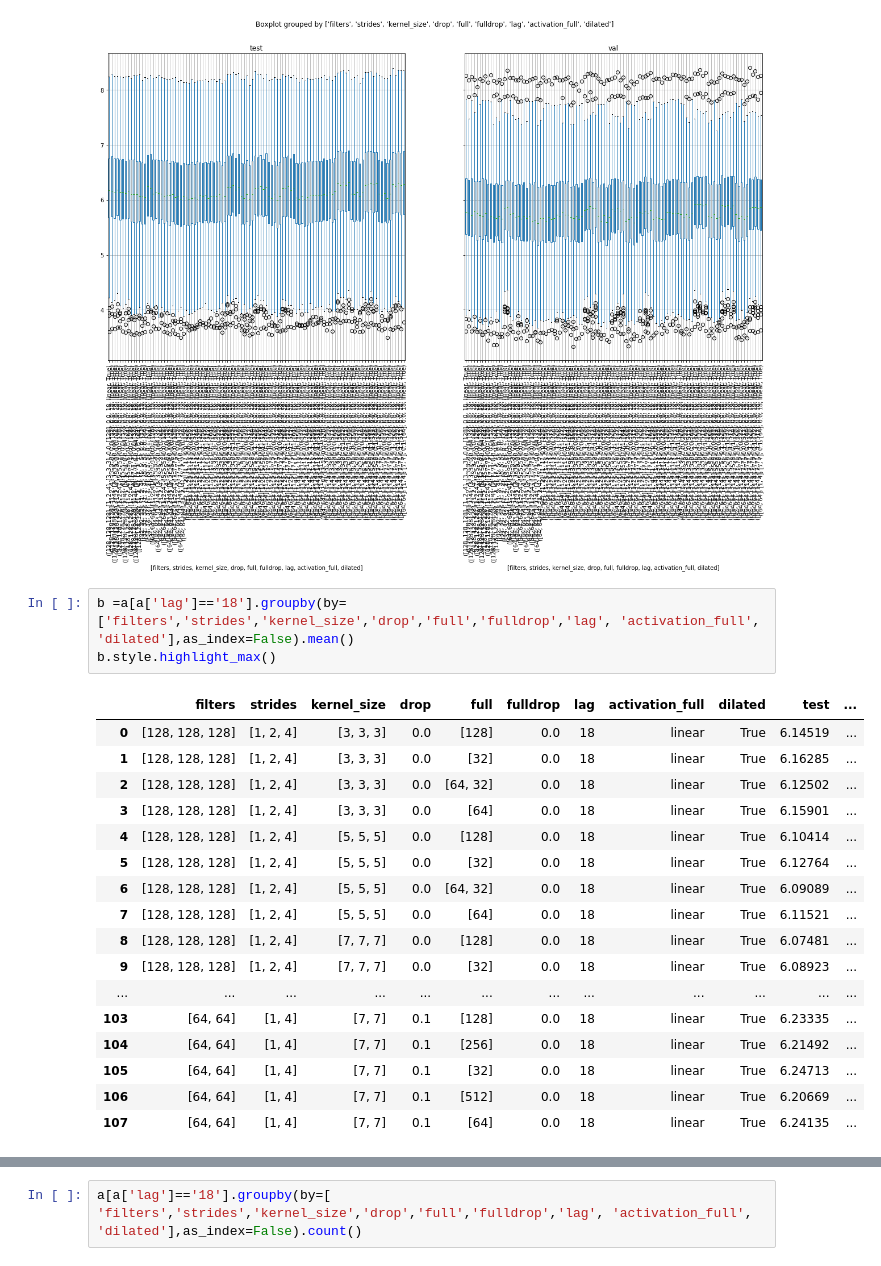
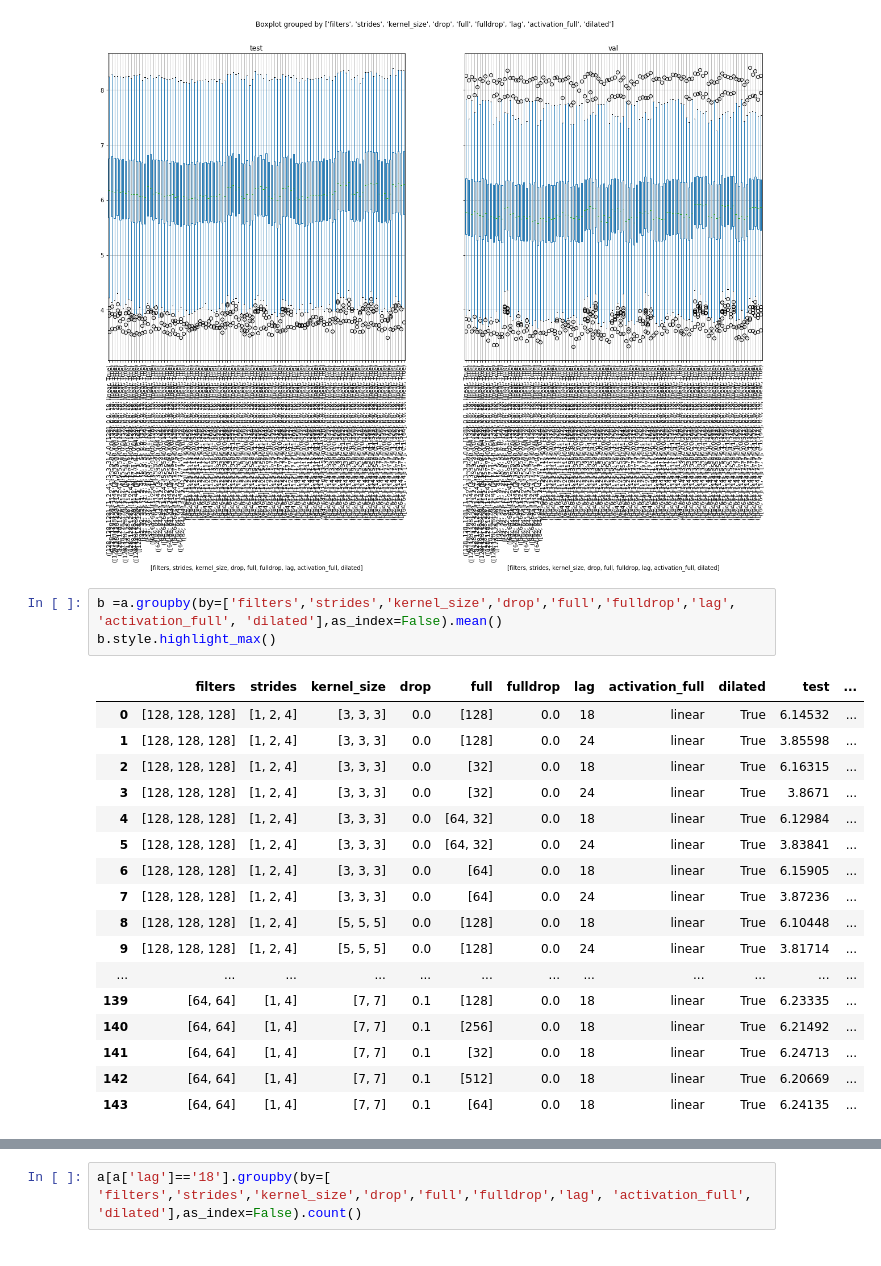
Before and after one commit to bejar/Wind, a Jupyter notebook: Notebooks/Tunning/ParameterTunningCNNs2s.ipynb, the cells around one changed output, grey strips where cells are left out. Cells and saved outputs as stored; diff of their text form.

```diff
--- a/Notebooks/Tunning/ParameterTunningCNNs2s.ipynb
+++ b/Notebooks/Tunning/ParameterTunningCNNs2s.ipynb
@@ -433,23 +478,23 @@ array([<matplotlib.axes._subplots.AxesSubplot object at 0x...>,
       dtype=object)
 [figure]
 # %%
-b =a[a['lag']=='18'].groupby(by=['filters','strides','kernel_size','drop','full','fulldrop','lag', 'activation_full', 'dilated'],as_index=False).mean()
+b =a.groupby(by=['filters','strides','kernel_size','drop','full','fulldrop','lag', 'activation_full', 'dilated'],as_index=False).mean()
 b.style.highlight_max()
 # %% [output]
 |  | filters | strides | kernel_size | drop | full | fulldrop | lag | activation_full | dilated | test | ... |
-| 0 | [128, 128, 128] | [1, 2, 4] | [3, 3, 3] | 0.0 | [128] | 0.0 | 18 | linear | True | 6.14519 | ... |
-| 1 | [128, 128, 128] | [1, 2, 4] | [3, 3, 3] | 0.0 | [32] | 0.0 | 18 | linear | True | 6.16285 | ... |
-| 2 | [128, 128, 128] | [1, 2, 4] | [3, 3, 3] | 0.0 | [64, 32] | 0.0 | 18 | linear | True | 6.12502 | ... |
-| 3 | [128, 128, 128] | [1, 2, 4] | [3, 3, 3] | 0.0 | [64] | 0.0 | 18 | linear | True | 6.15901 | ... |
-| 4 | [128, 128, 128] | [1, 2, 4] | [5, 5, 5] | 0.0 | [128] | 0.0 | 18 | linear | True | 6.10414 | ... |
-| 5 | [128, 128, 128] | [1, 2, 4] | [5, 5, 5] | 0.0 | [32] | 0.0 | 18 | linear | True | 6.12764 | ... |
-| 6 | [128, 128, 128] | [1, 2, 4] | [5, 5, 5] | 0.0 | [64, 32] | 0.0 | 18 | linear | True | 6.09089 | ... |
-| 7 | [128, 128, 128] | [1, 2, 4] | [5, 5, 5] | 0.0 | [64] | 0.0 | 18 | linear | True | 6.11521 | ... |
-| 8 | [128, 128, 128] | [1, 2, 4] | [7, 7, 7] | 0.0 | [128] | 0.0 | 18 | linear | True | 6.07481 | ... |
-| 9 | [128, 128, 128] | [1, 2, 4] | [7, 7, 7] | 0.0 | [32] | 0.0 | 18 | linear | True | 6.08923 | ... |
+| 0 | [128, 128, 128] | [1, 2, 4] | [3, 3, 3] | 0.0 | [128] | 0.0 | 18 | linear | True | 6.14532 | ... |
+| 1 | [128, 128, 128] | [1, 2, 4] | [3, 3, 3] | 0.0 | [128] | 0.0 | 24 | linear | True | 3.85598 | ... |
+| 2 | [128, 128, 128] | [1, 2, 4] | [3, 3, 3] | 0.0 | [32] | 0.0 | 18 | linear | True | 6.16315 | ... |
+| 3 | [128, 128, 128] | [1, 2, 4] | [3, 3, 3] | 0.0 | [32] | 0.0 | 24 | linear | True | 3.8671 | ... |
+| 4 | [128, 128, 128] | [1, 2, 4] | [3, 3, 3] | 0.0 | [64, 32] | 0.0 | 18 | linear | True | 6.12984 | ... |
+| 5 | [128, 128, 128] | [1, 2, 4] | [3, 3, 3] | 0.0 | [64, 32] | 0.0 | 24 | linear | True | 3.83841 | ... |
+| 6 | [128, 128, 128] | [1, 2, 4] | [3, 3, 3] | 0.0 | [64] | 0.0 | 18 | linear | True | 6.15905 | ... |
+| 7 | [128, 128, 128] | [1, 2, 4] | [3, 3, 3] | 0.0 | [64] | 0.0 | 24 | linear | True | 3.87236 | ... |
+| 8 | [128, 128, 128] | [1, 2, 4] | [5, 5, 5] | 0.0 | [128] | 0.0 | 18 | linear | True | 6.10448 | ... |
+| 9 | [128, 128, 128] | [1, 2, 4] | [5, 5, 5] | 0.0 | [128] | 0.0 | 24 | linear | True | 3.81714 | ... |
 | ... | ... | ... | ... | ... | ... | ... | ... | ... | ... | ... | ... |
-| 103 | [64, 64] | [1, 4] | [7, 7] | 0.1 | [128] | 0.0 | 18 | linear | True | 6.23335 | ... |
-| 104 | [64, 64] | [1, 4] | [7, 7] | 0.1 | [256] | 0.0 | 18 | linear | True | 6.21492 | ... |
-| 105 | [64, 64] | [1, 4] | [7, 7] | 0.1 | [32] | 0.0 | 18 | linear | True | 6.24713 | ... |
-| 106 | [64, 64] | [1, 4] | [7, 7] | 0.1 | [512] | 0.0 | 18 | linear | True | 6.20669 | ... |
-| 107 | [64, 64] | [1, 4] | [7, 7] | 0.1 | [64] | 0.0 | 18 | linear | True | 6.24135 | ... |
+| 139 | [64, 64] | [1, 4] | [7, 7] | 0.1 | [128] | 0.0 | 18 | linear | True | 6.23335 | ... |
+| 140 | [64, 64] | [1, 4] | [7, 7] | 0.1 | [256] | 0.0 | 18 | linear | True | 6.21492 | ... |
+| 141 | [64, 64] | [1, 4] | [7, 7] | 0.1 | [32] | 0.0 | 18 | linear | True | 6.24713 | ... |
+| 142 | [64, 64] | [1, 4] | [7, 7] | 0.1 | [512] | 0.0 | 18 | linear | True | 6.20669 | ... |
+| 143 | [64, 64] | [1, 4] | [7, 7] | 0.1 | [64] | 0.0 | 18 | linear | True | 6.24135 | ... |
```
Also changed, not shown: parts of 21 cells of this notebook, 10 other files.
